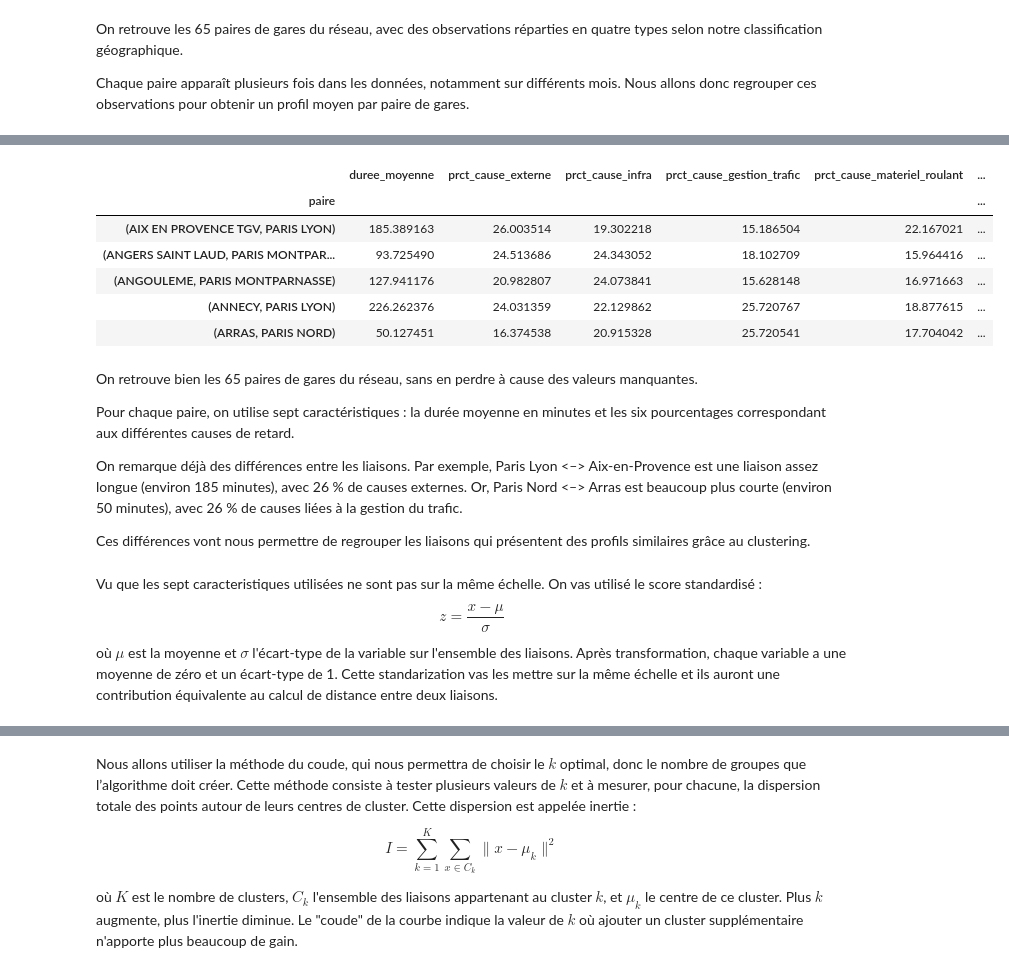
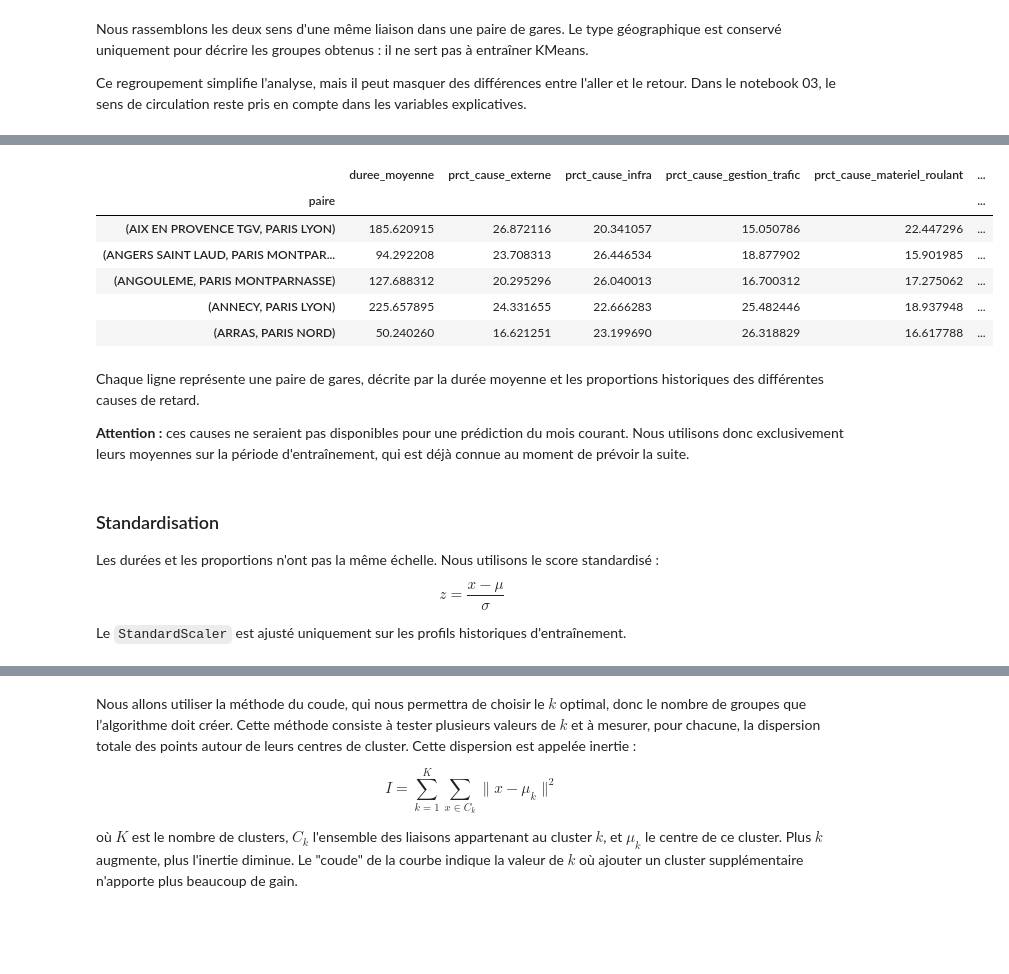
Before and after one commit to husseindakroube/IADATA701-PROJET, a Jupyter notebook: notebooks/04_ml_non_supervise.ipynb, the cells around one changed output, grey strips where cells are left out. Cells and saved outputs as stored; diff of their text form; code cells hidden in the pictures; blank space fills up the shorter version.

```diff
--- a/notebooks/04_ml_non_supervise.ipynb
+++ b/notebooks/04_ml_non_supervise.ipynb
@@ -87,24 +122,24 @@ international           1511
 Name: count, dtype: int64
 # %% [markdown]
-On retrouve les 65 paires de gares du réseau, avec des observations réparties en quatre types selon notre classification géographique.
+Nous rassemblons les deux sens d'une même liaison dans une paire de gares. Le type géographique est conservé uniquement pour décrire les groupes obtenus : il ne sert pas à entraîner KMeans.
 
-Chaque paire apparaît plusieurs fois dans les données, notamment sur différents mois. Nous allons donc regrouper ces observations pour obtenir un profil moyen par paire de gares.
+Ce regroupement simplifie l'analyse, mais il peut masquer des différences entre l'aller et le retour. Dans le notebook 03, le sens de circulation reste pris en compte dans les variables explicatives.
 # %%
+# Construire un profil historique pour chaque paire de gares.
+# Les causes de retard observées dans la période d'entraînement sont autorisées :
+# elles ne proviennent pas des mois de validation ou de test.
+colonnes_causes = [c for c in data.columns if c.startswith("prct_cause")]
+features = ["duree_moyenne", *colonnes_causes]
 
-# On crée un profil pour chaque paire de gares
-# On utilise la durée moyenne et les pourcentages des causes de retard
-colonnes_causes = [c for c in data.columns if c.startswith("prct_cause")]
+profils = (
+    data.groupby("paire", observed=True)[features]
+    .mean()
+    .dropna()
+    .copy()
+)
 
-features = ["duree_moyenne"] + colonnes_causes
-
-# On regroupe les observations par paire et on calcule les moyennes
-profils = (data.groupby("paire", observed=True)[features]
-           .mean()
-           .dropna())
-
-# On affiche le nombre de profils et les caractéristiques utilisées
-print(f"Nombre de paires avec un profil complet : {len(profils)}")
-print(f"\nCaractéristiques utilisées : {features}")
-profils.head()
+print("Nombre de paires avec un profil complet :", len(profils))
+print("Caractéristiques utilisées :", features)
+display(profils.head())
 # %% [output]
 Nombre de paires avec un profil complet : 65
@@ -112,19 +146,21 @@ Nombre de paires avec un profil complet : 65
 Caractéristiques utilisées : ['duree_moyenne', 'prct_cause_externe', 'prct_cause_infra', 'prct_cause_gestion_trafic', 'prct_cause_materiel_roulant', 'prct_cause_gestion_gare', 'prct_cause_prise_en_cha ...
 |  | duree_moyenne | prct_cause_externe | prct_cause_infra | prct_cause_gestion_trafic | prct_cause_materiel_roulant | ... |
 | paire |  |  |  |  |  | ... |
-| (AIX EN PROVENCE TGV, PARIS LYON) | 185.389163 | 26.003514 | 19.302218 | 15.186504 | 22.167021 | ... |
-| (ANGERS SAINT LAUD, PARIS MONTPAR... | 93.725490 | 24.513686 | 24.343052 | 18.102709 | 15.964416 | ... |
-| (ANGOULEME, PARIS MONTPARNASSE) | 127.941176 | 20.982807 | 24.073841 | 15.628148 | 16.971663 | ... |
-| (ANNECY, PARIS LYON) | 226.262376 | 24.031359 | 22.129862 | 25.720767 | 18.877615 | ... |
-| (ARRAS, PARIS NORD) | 50.127451 | 16.374538 | 20.915328 | 25.720541 | 17.704042 | ... |
+| (AIX EN PROVENCE TGV, PARIS LYON) | 185.620915 | 26.872116 | 20.341057 | 15.050786 | 22.447296 | ... |
+| (ANGERS SAINT LAUD, PARIS MONTPAR... | 94.292208 | 23.708313 | 26.446534 | 18.877902 | 15.901985 | ... |
+| (ANGOULEME, PARIS MONTPARNASSE) | 127.688312 | 20.295296 | 26.040013 | 16.700312 | 17.275062 | ... |
+| (ANNECY, PARIS LYON) | 225.657895 | 24.331655 | 22.666283 | 25.482446 | 18.937948 | ... |
+| (ARRAS, PARIS NORD) | 50.240260 | 16.621251 | 23.199690 | 26.318829 | 16.617788 | ... |
 # %% [markdown]
-On retrouve bien les 65 paires de gares du réseau, sans en perdre à cause des valeurs manquantes.
+Chaque ligne représente une paire de gares, décrite par la durée moyenne et les proportions historiques des différentes causes de retard.
 
-Pour chaque paire, on utilise sept caractéristiques : la durée moyenne en minutes et les six pourcentages correspondant aux différentes causes de retard.
-
-On remarque déjà des différences entre les liaisons. Par exemple, Paris Lyon <–> Aix-en-Provence est une liaison assez longue (environ 185 minutes), avec 26 % de causes externes. Or, Paris Nord <–> Arras est beaucoup plus courte (environ 50 minutes), avec 26 % de causes liées à la gestion du trafic.
-
-Ces différences vont nous permettre de regrouper les liaisons qui présentent des profils similaires grâce au clustering.
+**Attention :** ces causes ne seraient pas disponibles pour une prédiction du mois courant. Nous utilisons donc exclusivement leurs moyennes sur la période d'entraînement, qui est déjà connue au moment de prévoir la suite.
 # %% [markdown]
-Vu que les sept caracteristiques utilisées ne sont pas sur la même échelle. On vas utilisé le score standardisé : $$z = \frac{x - \mu}{\sigma}$$ où $\mu$ est la moyenne et $\sigma$ l'écart-type de la variable sur l'ensemble des liaisons. Après transformation, chaque variable a une moyenne de zéro et un écart-type de 1. Cette standarization vas les mettre sur la même échelle et ils auront une contribution équivalente au calcul de distance entre deux liaisons.
+### Standardisation
+
+Les durées et les proportions n'ont pas la même échelle. Nous utilisons le score standardisé :
+
+$$z = \frac{x - \mu}{\sigma}$$
+
+Le `StandardScaler` est ajusté uniquement sur les profils historiques d'entraînement.
 # %%
```
Also changed, not shown: parts of 22 cells of this notebook, 4 other files.
